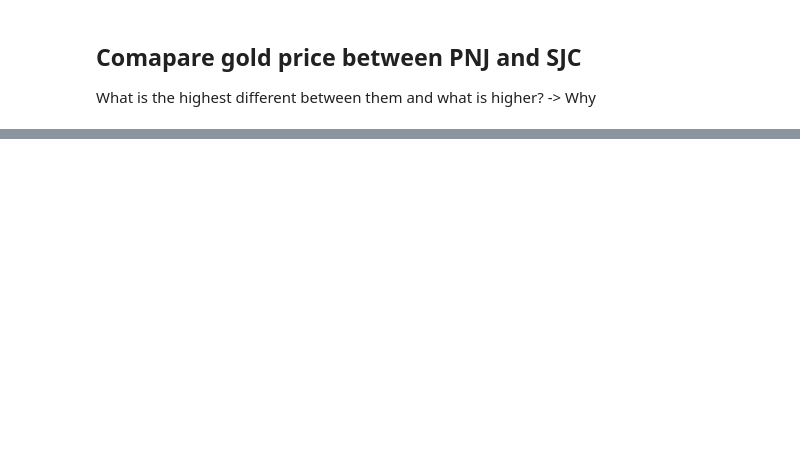
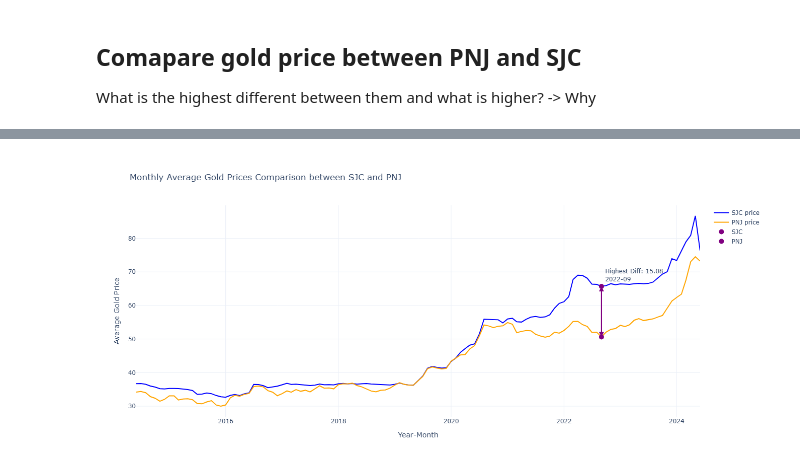
Before and after one commit to ady201group5AI18c/GoldPriceVN, a Jupyter notebook: plot.ipynb, the cells around one changed output, grey strips where cells are left out. Saved outputs shown, nothing was run; the diff lists cells and outputs as text; code cells hidden in the pictures; blank space fills up the shorter version.

```diff
--- a/plot.ipynb
+++ b/plot.ipynb
@@ -66,0 +79,78 @@ fig.show()
+# %%
+# Find the month with the highest difference
+max_diff_row = df_diff.loc[df_diff['difference'].idxmax()]
+
+# Create the plot
+fig = go.Figure()
+
+# Add traces for SJC and PNJ monthly average prices
+fig.add_trace(go.Scatter(x=df_sjc_monthly['year_month'], y=df_sjc_monthly['sell'], mode='lines', name='SJC price', line=dict(color='blue')))
+fig.add_trace(go.Scatter(x=df_pnj_monthly['year_month'], y=df_pnj_monthly['sell'], mode='lines', name='PNJ price', line=dict(color='orange')))
+
+# Highlight the month with the highest difference
+fig.add_trace(go.Scatter(
+    x=[max_diff_row['year_month']],
+    y=[max_diff_row['sell_sjc']],
+    mode='markers+text',
+    name='SJC',
+    marker=dict(size=10, color='purple'),
+    text=[f'Highest Diff: {max_diff_row["difference"]:.2f}<br>{max_diff_row["year_month"]}'],
+    textposition='top right'
+))
+
+fig.add_trace(go.Scatter(
+    x=[max_diff_row['year_month']],
+    y=[max_diff_row['sell_pnj']],
+    mode='markers',
+    name='PNJ',
+    marker=dict(size=10, color='purple'),
+    # text=[f'Highest Diff: {max_diff_row["difference"]:.2f}<br>{max_diff_row["year_month"]}'],
+    textposition='top left'
+))
+
+# Draw a bidirectional arrow
+fig.add_annotation(
+    x=max_diff_row['year_month'],
+    y=max_diff_row['sell_sjc'],
+    ax=max_diff_row['year_month'],
+    ay=max_diff_row['sell_pnj'],
+    xref='x',
+    yref='y',
+    axref='x',
+    ayref='y',
+    showarrow=True,
+    arrowhead=2,
+    arrowsize=1,
+    arrowwidth=2,
+    arrowcolor='purple'
+)
+
+fig.add_annotation(
+    x=max_diff_row['year_month'],
+    y=max_diff_row['sell_pnj'],
+    ax=max_diff_row['year_month'],
+    ay=max_diff_row['sell_sjc'],
+    xref='x',
+    yref='y',
+    axref='x',
+    ayref='y',
+    showarrow=True,
+    arrowhead=2,
+    arrowsize=1,
+    arrowwidth=2,
+    arrowcolor='purple'
+)
+# Update layout
+fig.update_layout(
+    title='Monthly Average Gold Prices Comparison between SJC and PNJ',
+    xaxis_title='Year-Month',
+    yaxis_title='Average Gold Price',
+    template='plotly_white',
+    width=1200,  # Set the width of the plot
+    height=600   # Set the height of the plot
+)
+
+# Show the plot
+fig.show()
+# %% [output]
+[figure, added]
```
Also changed, not shown: parts of 8 cells of this notebook, 1 other file.
